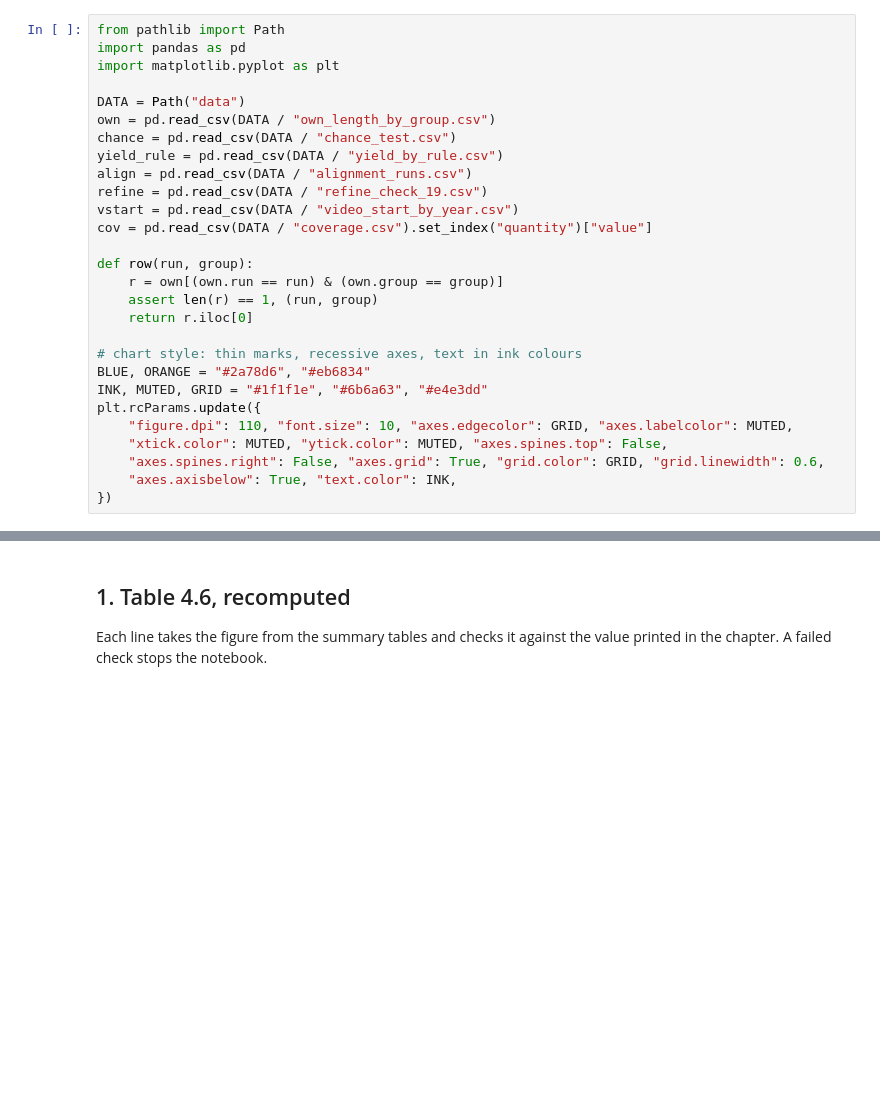
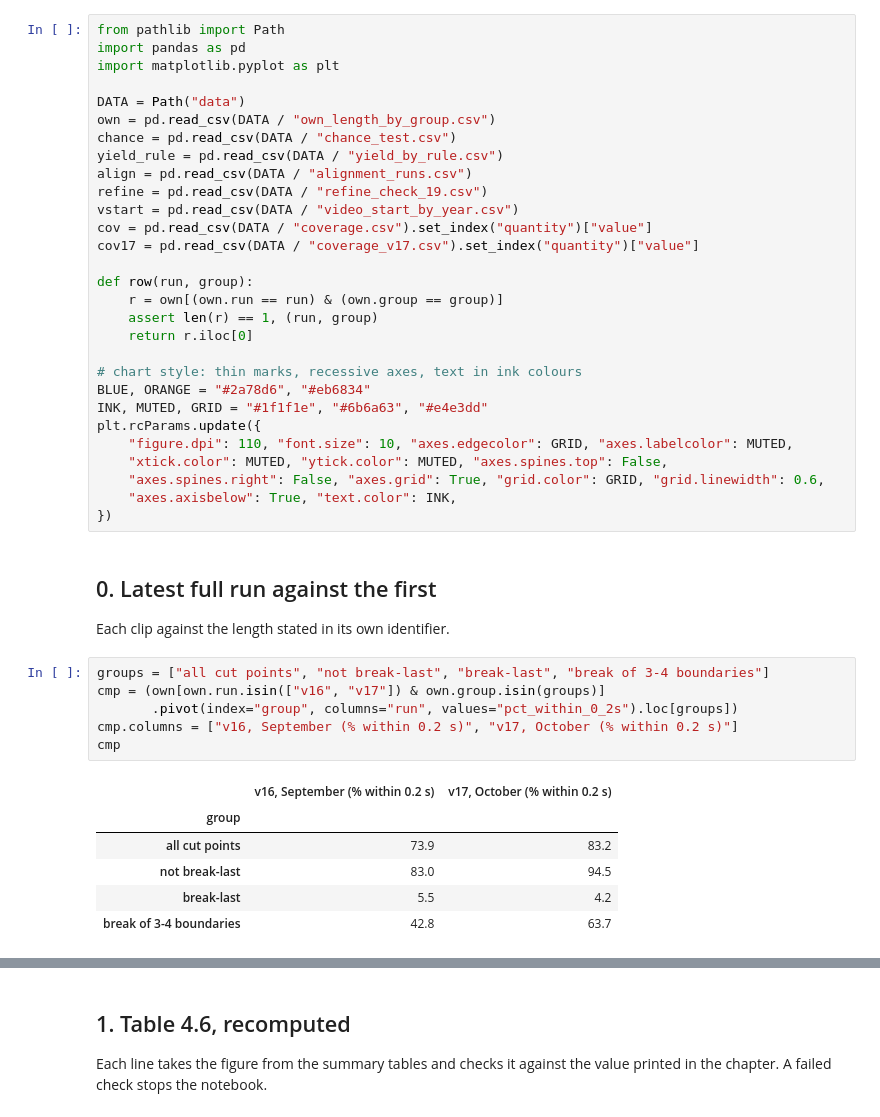
Before and after one commit to SH-Skylar-Liu/advert-silence-boundary, a Jupyter notebook: analysis/ch04_results.ipynb, the cells around one changed output, grey strips where cells are left out. Drawn from its saved outputs; the diff is of its cells as text; blank space fills up the shorter version.

```diff
--- a/analysis/ch04_results.ipynb
+++ b/analysis/ch04_results.ipynb
@@ -30,6 +31,7 @@ align = pd.read_csv(DATA / "alignment_runs.csv")
 refine = pd.read_csv(DATA / "refine_check_19.csv")
 vstart = pd.read_csv(DATA / "video_start_by_year.csv")
 cov = pd.read_csv(DATA / "coverage.csv").set_index("quantity")["value"]
+cov17 = pd.read_csv(DATA / "coverage_v17.csv").set_index("quantity")["value"]
 
 def row(run, group):
     r = own[(own.run == run) & (own.group == group)]
@@ -45,3 +47,20 @@ plt.rcParams.update({
     "axes.spines.right": False, "axes.grid": True, "grid.color": GRID, "grid.linewidth": 0.6,
     "axes.axisbelow": True, "text.color": INK,
 })
+# %% [markdown]
+## 0. Latest full run against the first
+
+Each clip against the length stated in its own identifier.
+# %%
+groups = ["all cut points", "not break-last", "break-last", "break of 3-4 boundaries"]
+cmp = (own[own.run.isin(["v16", "v17"]) & own.group.isin(groups)]
+       .pivot(index="group", columns="run", values="pct_within_0_2s").loc[groups])
+cmp.columns = ["v16, September (% within 0.2 s)", "v17, October (% within 0.2 s)"]
+cmp
+# %% [output]
+|  | v16, September (% within 0.2 s) | v17, October (% within 0.2 s) |
+| group |  |  |
+| all cut points | 73.9 | 83.2 |
+| not break-last | 83.0 | 94.5 |
+| break-last | 5.5 | 4.2 |
+| break of 3-4 boundaries | 42.8 | 63.7 |
```
Also changed, not shown: parts of 3 cells of this notebook, 10 other files.
